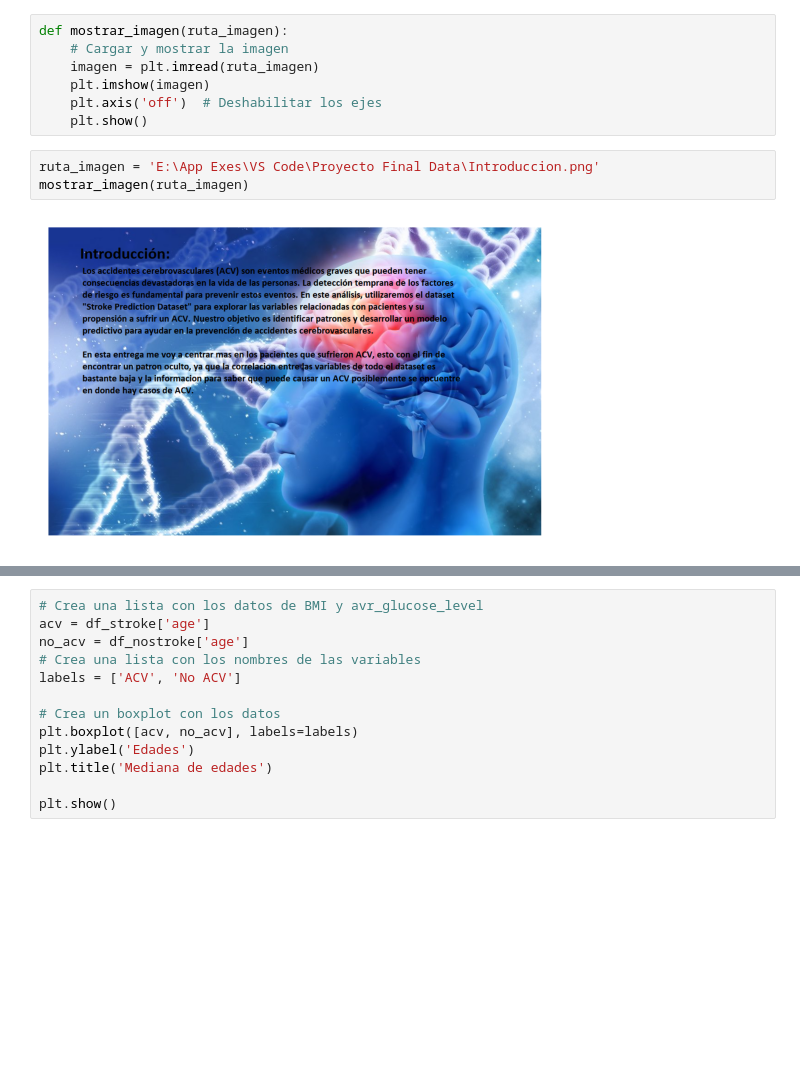
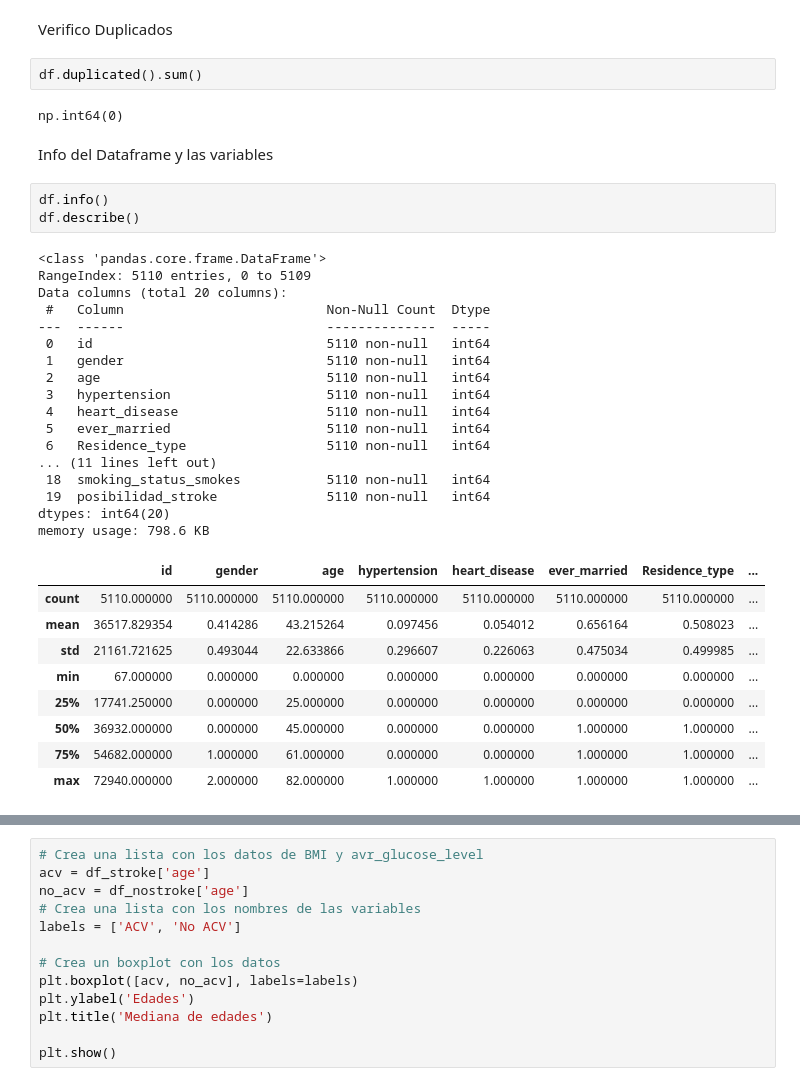
Before and after one commit to Lucassanc/Proyecto-Final-Data-Science, a Jupyter notebook: ACV.ipynb, the cells around one changed output, grey strips where cells are left out. Drawn from its saved outputs; the diff is of its cells as text; blank space fills up the shorter version.

```diff
--- a/ACV.ipynb
+++ b/ACV.ipynb
@@ -48,12 +72,38 @@ df
-# %%
-def mostrar_imagen(ruta_imagen):
-    # Cargar y mostrar la imagen
-    imagen = plt.imread(ruta_imagen)
-    plt.imshow(imagen)
-    plt.axis('off')  # Deshabilitar los ejes
-    plt.show()
-# %%
-ruta_imagen = 'E:\App Exes\VS Code\Proyecto Final Data\Introduccion.png'
-mostrar_imagen(ruta_imagen)
-# %% [output]
-[figure, removed]
+# %% [markdown]
+Verifico Duplicados
+# %%
+df.duplicated().sum()
+# %% [output]
+np.int64(0)
+# %% [markdown]
+Info del Dataframe y las variables
+# %%
+df.info()
+df.describe()
+# %% [output]
+<class 'pandas.core.frame.DataFrame'>
+RangeIndex: 5110 entries, 0 to 5109
+Data columns (total 20 columns):
+ #   Column                          Non-Null Count  Dtype
+---  ------                          --------------  -----
+ 0   id                              5110 non-null   int64
+ 1   gender                          5110 non-null   int64
+ 2   age                             5110 non-null   int64
+ 3   hypertension                    5110 non-null   int64
+ 4   heart_disease                   5110 non-null   int64
+ 5   ever_married                    5110 non-null   int64
+ 6   Residence_type                  5110 non-null   int64
+... (11 lines left out)
+ 18  smoking_status_smokes           5110 non-null   int64
+ 19  posibilidad_stroke              5110 non-null   int64
+dtypes: int64(20)
+memory usage: 798.6 KB
+|  | id | gender | age | hypertension | heart_disease | ever_married | Residence_type | ... |
+| count | 5110.000000 | 5110.000000 | 5110.000000 | 5110.000000 | 5110.000000 | 5110.000000 | 5110.000000 | ... |
+| mean | 36517.829354 | 0.414286 | 43.215264 | 0.097456 | 0.054012 | 0.656164 | 0.508023 | ... |
+| std | 21161.721625 | 0.493044 | 22.633866 | 0.296607 | 0.226063 | 0.475034 | 0.499985 | ... |
+| min | 67.000000 | 0.000000 | 0.000000 | 0.000000 | 0.000000 | 0.000000 | 0.000000 | ... |
+| 25% | 17741.250000 | 0.000000 | 25.000000 | 0.000000 | 0.000000 | 0.000000 | 0.000000 | ... |
+| 50% | 36932.000000 | 0.000000 | 45.000000 | 0.000000 | 0.000000 | 1.000000 | 1.000000 | ... |
+| 75% | 54682.000000 | 1.000000 | 61.000000 | 0.000000 | 0.000000 | 1.000000 | 1.000000 | ... |
+| max | 72940.000000 | 2.000000 | 82.000000 | 1.000000 | 1.000000 | 1.000000 | 1.000000 | ... |
```
Also changed, not shown: parts of 27 cells of this notebook, 13 other files.
